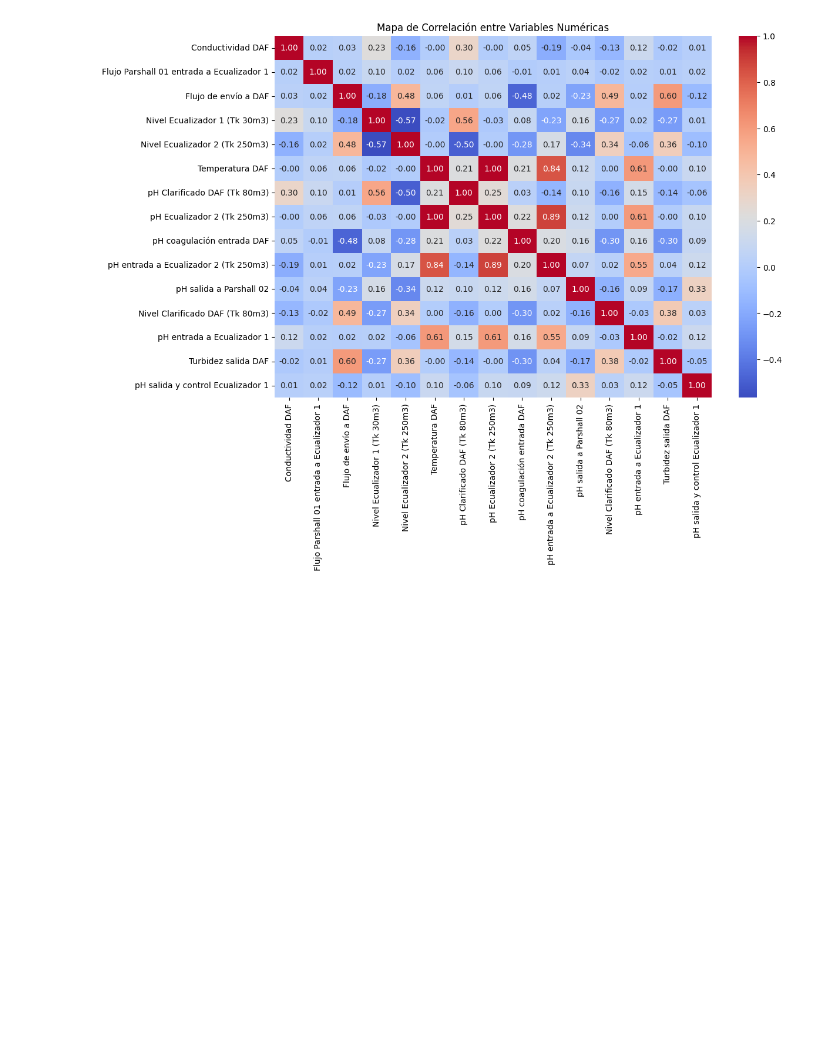
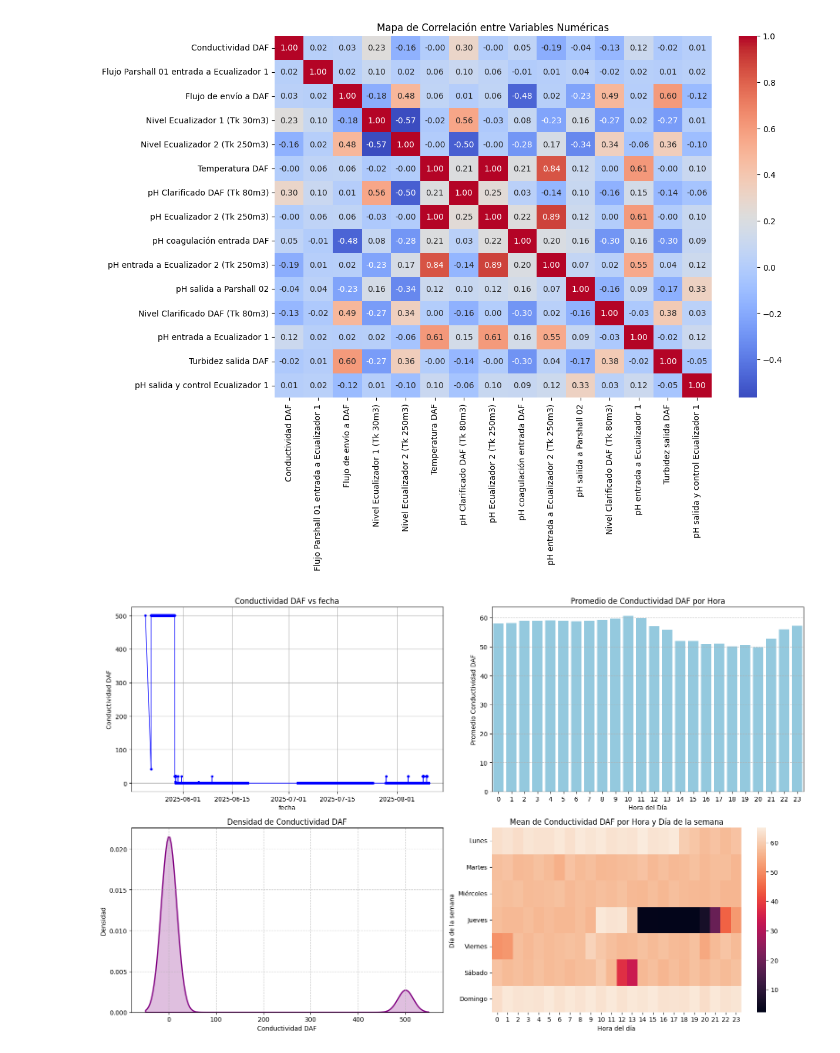
Before and after one commit to fchiapped/Proyecto-Grado, a Jupyter notebook: planta1.ipynb, the cells around one changed output. Drawn from its saved outputs; the diff is of its cells as text; code cells hidden in the pictures; blank space fills up the shorter version.

```diff
--- a/planta1.ipynb
+++ b/planta1.ipynb
@@ -112,6 +116,10 @@ df_planta_1.describe()
 funciones.plot_corr(df_planta_1)
 # %% [output]
 [figure]
+# %%
+funciones.plot_all(df_planta_1, 'Conductividad DAF')
+# %% [output]
+[figure, added]
 # %%
 # Paso 1: transformar a formato largo
 df_largo = df_planta_1.melt(
```
Also changed, not shown: parts of 2 cells of this notebook, 1 other file.
